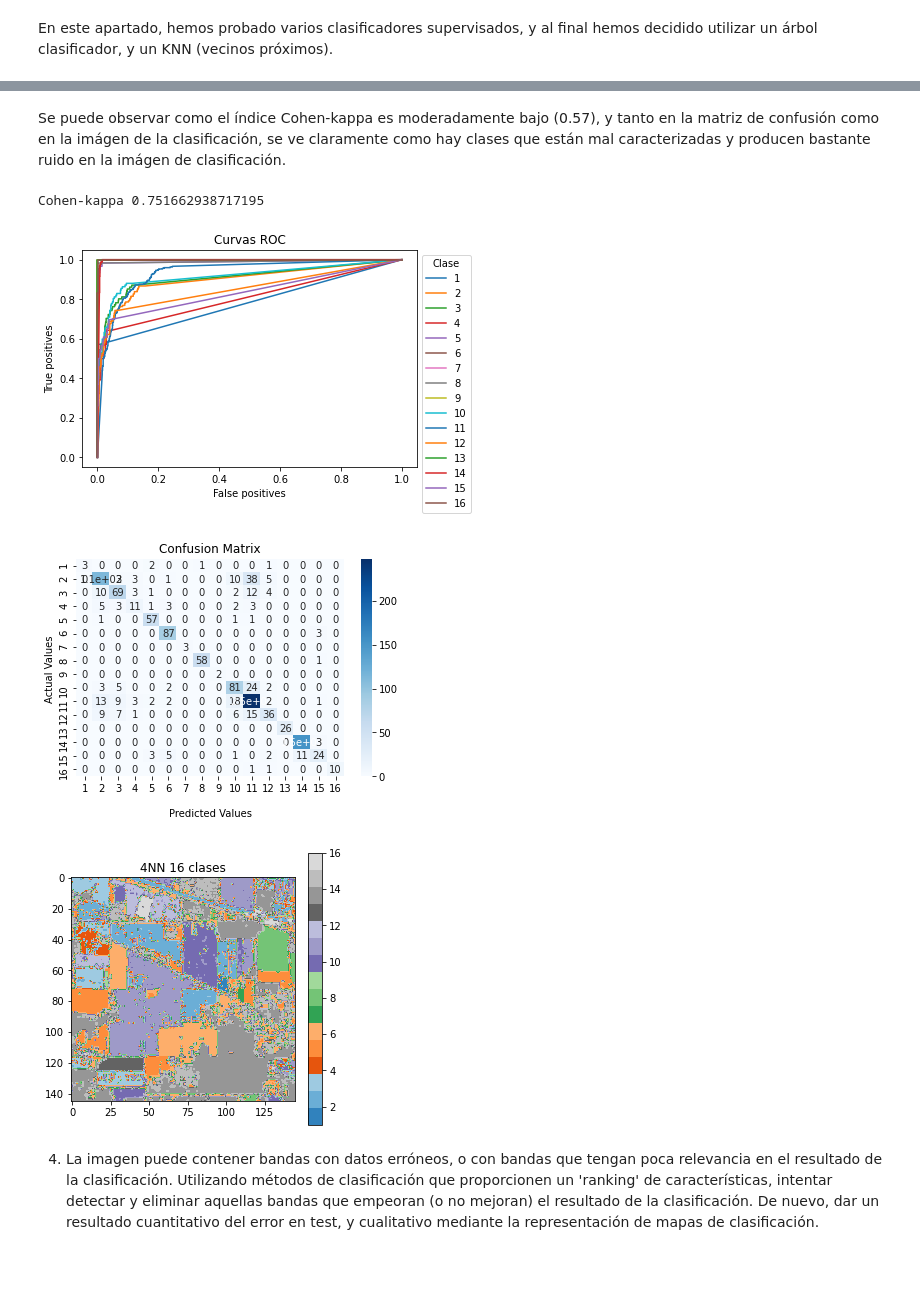
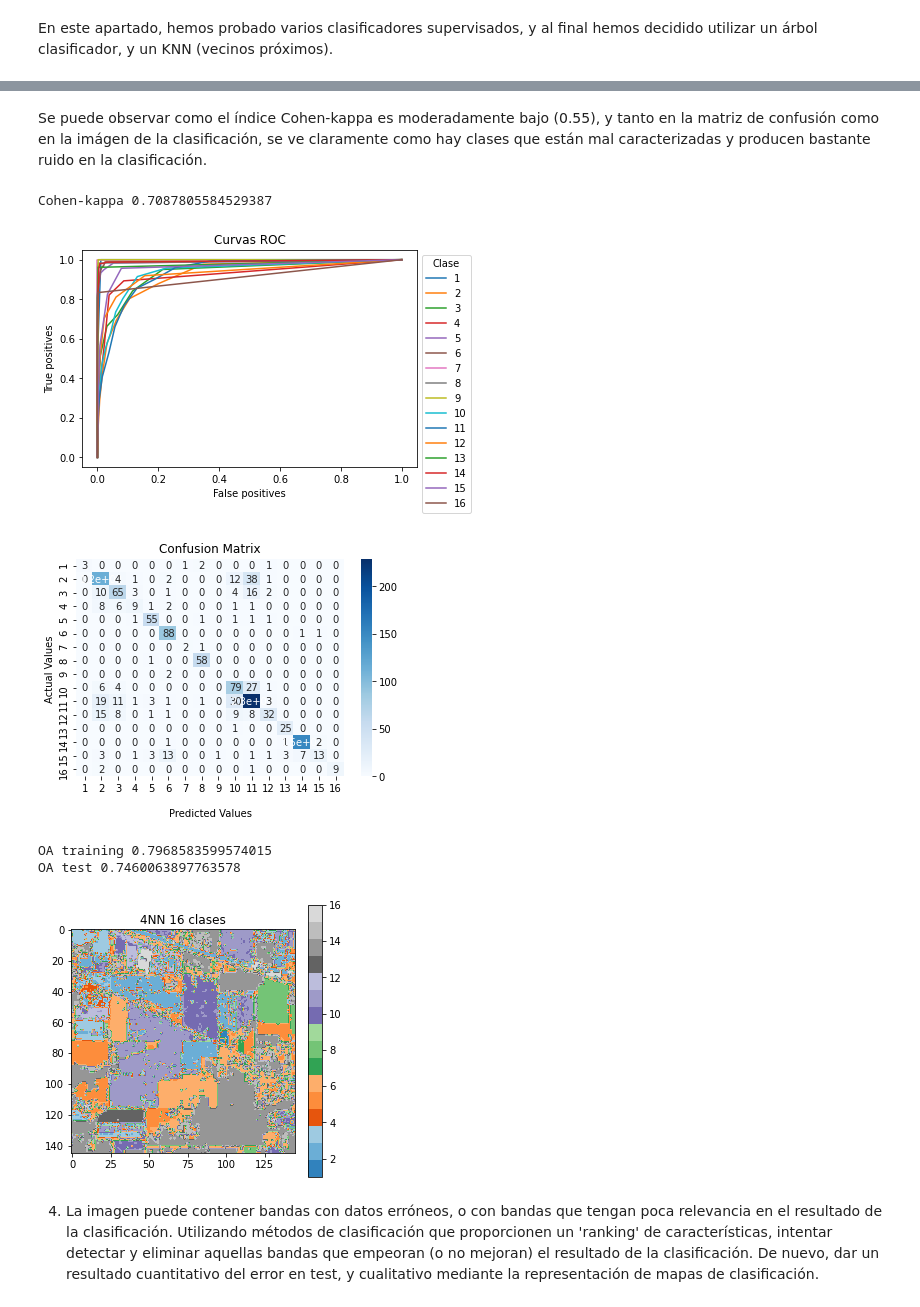
Before and after one commit to Qaraqororum/Aprende_Maquina, a Jupyter notebook: Entregable_final_ML.ipynb, the cells around one changed output, grey strips where cells are left out. Drawn from its saved outputs; the diff is of its cells as text; code cells hidden in the pictures; blank space fills up the shorter version.

```diff
--- a/Entregable_final_ML.ipynb
+++ b/Entregable_final_ML.ipynb
@@ -132,42 +143,46 @@ Cohen-kappa 0.5775300897339237
 # %% [markdown]
-Se puede observar como el índice Cohen-kappa es moderadamente bajo (0.57), y tanto en la matriz de confusión como en la imágen de la clasificación, se ve claramente como hay clases que están mal caracterizadas y producen bastante ruido en la imágen de clasificación.
+Se puede observar como el índice Cohen-kappa es moderadamente bajo (0.55), y tanto en la matriz de confusión como en la imágen de la clasificación, se ve claramente como hay clases que están mal caracterizadas y producen bastante ruido en la clasificación.
 # %%
 ## KNN classifier ##
-X_reduced, Y_reduced = sp.data_reducer()
 
 X_train, X_test, y_train, y_test = train_test_split(X_reduced, Y_reduced, stratify=Y_reduced,random_state=1)
 #%% KNN
 tag_list = np.arange(1,17)
 
-modelo = KNeighborsClassifier(n_neighbors=4,
-                              weights='distance',
+modelo = KNeighborsClassifier(n_neighbors=10,
+                              weights='uniform',
                               algorithm='auto',
                               leaf_size=40, p=2,
                               metric='cosine',
                               metric_params=None,
                               n_jobs=-1).fit(X_train,y_train)
 
 
 pred = modelo.predict(X_test)
 score = modelo.predict_proba(X_test)
 
 conf_mat= confusion_matrix(y_test,pred)
 kappa= cohen_kappa_score(y_test,pred)
 print('Cohen-kappa', kappa)
 
 sp.draw_ROC(y_test,score,tag_list)
 
 sp.draw_ConfusionM(conf_mat,tag_list)
 
 #%% Imagen cualitativa
 X,a,a,a = sp.aviris_data_load()
 image = modelo.predict(X.reshape([145*145,220]))
 sp.draw_image(image,"4NN")
+
+print('OA training' ,modelo.score(X_train, y_train))
+print('OA test', modelo.score(X_test, y_test))
 # %% [output]
-Cohen-kappa 0.751662938717195
+Cohen-kappa 0.7087805584529387
-[figure, old version]
+[figure, new version]
-[figure, old version]
+[figure, new version]
+OA training 0.7968583599574015
+OA test 0.7460063897763578
-[figure, old version]
+[figure, new version]
 # %% [markdown]
 4. La imagen puede contener bandas con datos erróneos, o con bandas que tengan poca relevancia en el resultado de la clasificación. Utilizando métodos de clasificación que proporcionen un 'ranking' de características, intentar detectar y eliminar aquellas bandas que empeoran (o no mejoran) el resultado de la clasificación. De nuevo, dar un resultado cuantitativo del error en test, y cualitativo mediante la representación de mapas de clasificación.
 # %%
```
Also changed, not shown: parts of 8 cells of this notebook.
